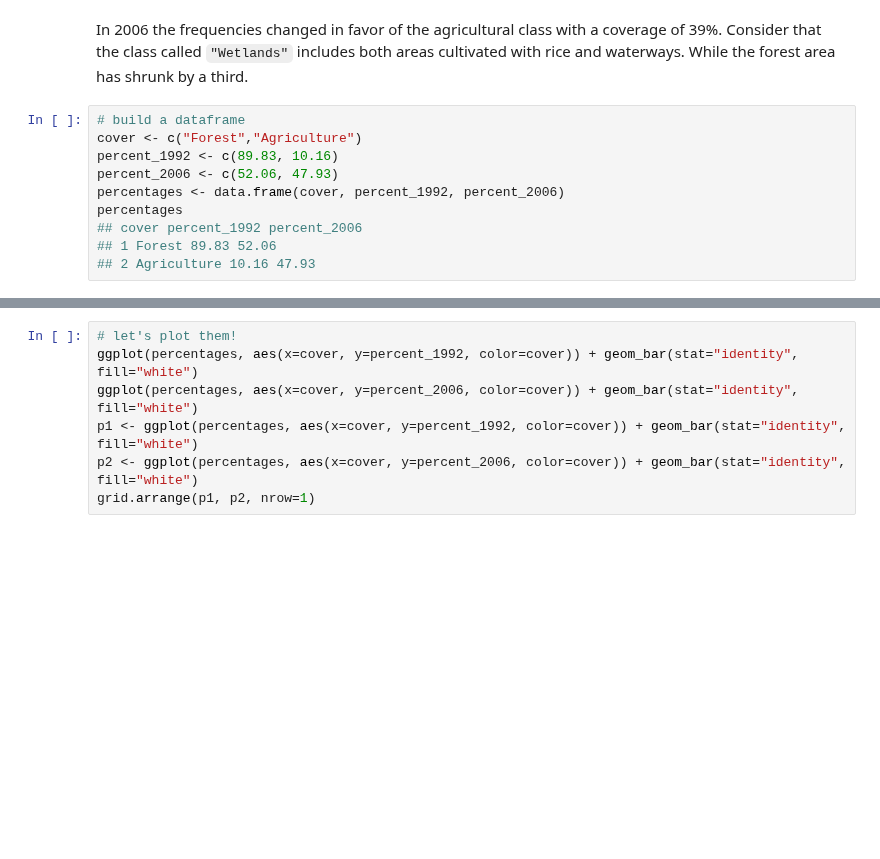
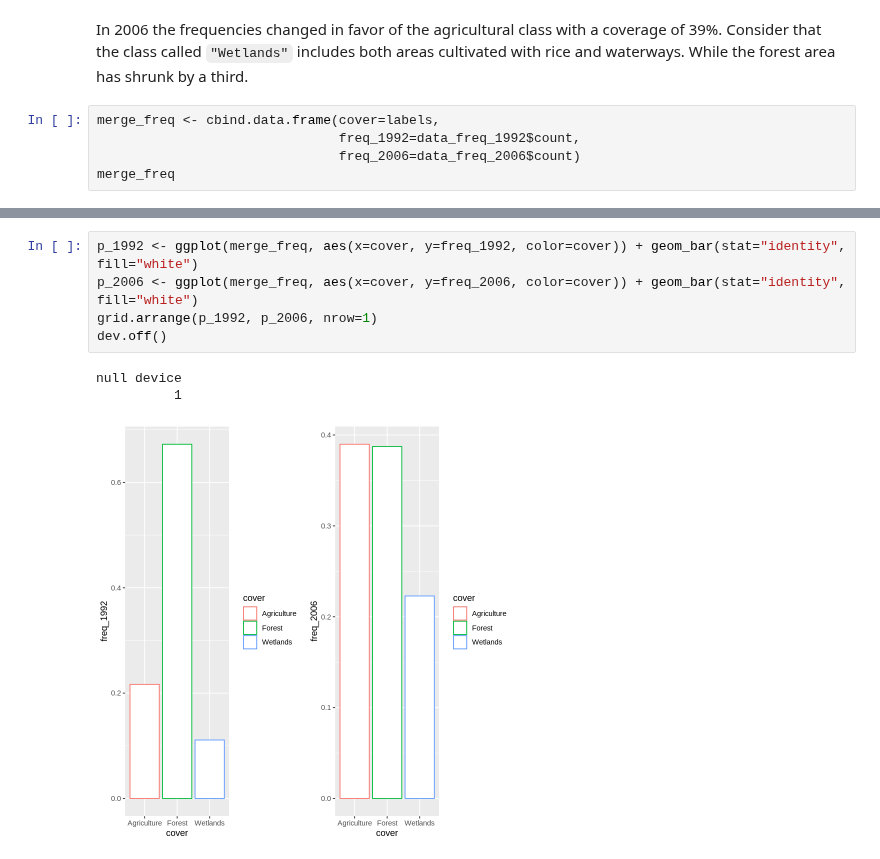
Before and after one commit to biagiominio/Remote_Sensing_2021, a Jupyter notebook: R_code_land_cover.ipynb, the cells around one changed output, grey strips where cells are left out. Cells and saved outputs as stored; diff of their text form; blank space fills up the shorter version.

```diff
--- a/R_code_land_cover.ipynb
+++ b/R_code_land_cover.ipynb
@@ -224,13 +224,8 @@ A data.frame: 3 × 2
 | Forest | 0.3873450 |
 # %% [markdown]
 In 2006 the frequencies changed in favor of the agricultural class with a coverage of 39%. Consider that the class called `"Wetlands"` includes both areas cultivated with rice and waterways. While the forest area has shrunk by a third.
-# %%
-# build a dataframe
-cover <- c("Forest","Agriculture")
-percent_1992 <- c(89.83, 10.16)
-percent_2006 <- c(52.06, 47.93)
-percentages <- data.frame(cover, percent_1992, percent_2006)
-percentages
-## cover percent_1992 percent_2006
-## 1 Forest 89.83 52.06
-## 2 Agriculture 10.16 47.93
+# %%
+merge_freq <- cbind.data.frame(cover=labels,
+                               freq_1992=data_freq_1992$count,
+                               freq_2006=data_freq_2006$count)
+merge_freq
@@ -237,7 +239,9 @@ percentages
 # %%
-# let's plot them!
-ggplot(percentages, aes(x=cover, y=percent_1992, color=cover)) + geom_bar(stat="identity", fill="white")
-ggplot(percentages, aes(x=cover, y=percent_2006, color=cover)) + geom_bar(stat="identity", fill="white")
-p1 <- ggplot(percentages, aes(x=cover, y=percent_1992, color=cover)) + geom_bar(stat="identity", fill="white")
-p2 <- ggplot(percentages, aes(x=cover, y=percent_2006, color=cover)) + geom_bar(stat="identity", fill="white")
-grid.arrange(p1, p2, nrow=1)
+p_1992 <- ggplot(merge_freq, aes(x=cover, y=freq_1992, color=cover)) + geom_bar(stat="identity", fill="white")
+p_2006 <- ggplot(merge_freq, aes(x=cover, y=freq_2006, color=cover)) + geom_bar(stat="identity", fill="white")
+grid.arrange(p_1992, p_2006, nrow=1)
+dev.off()
+# %% [output]
+null device
+          1
+[figure, added]
```
Also changed, not shown: parts of 1 cell of this notebook.
